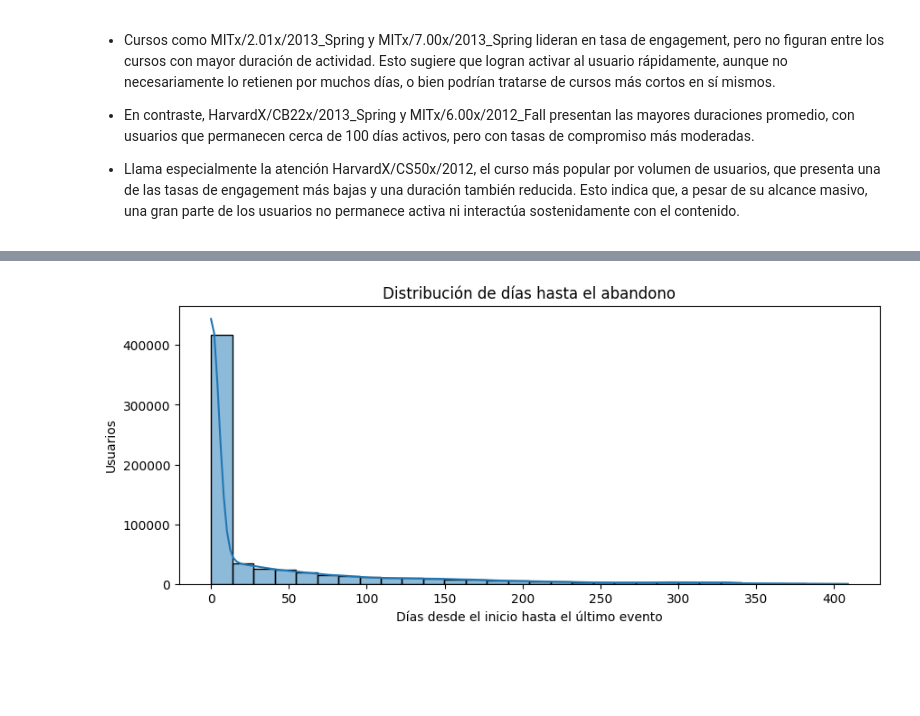
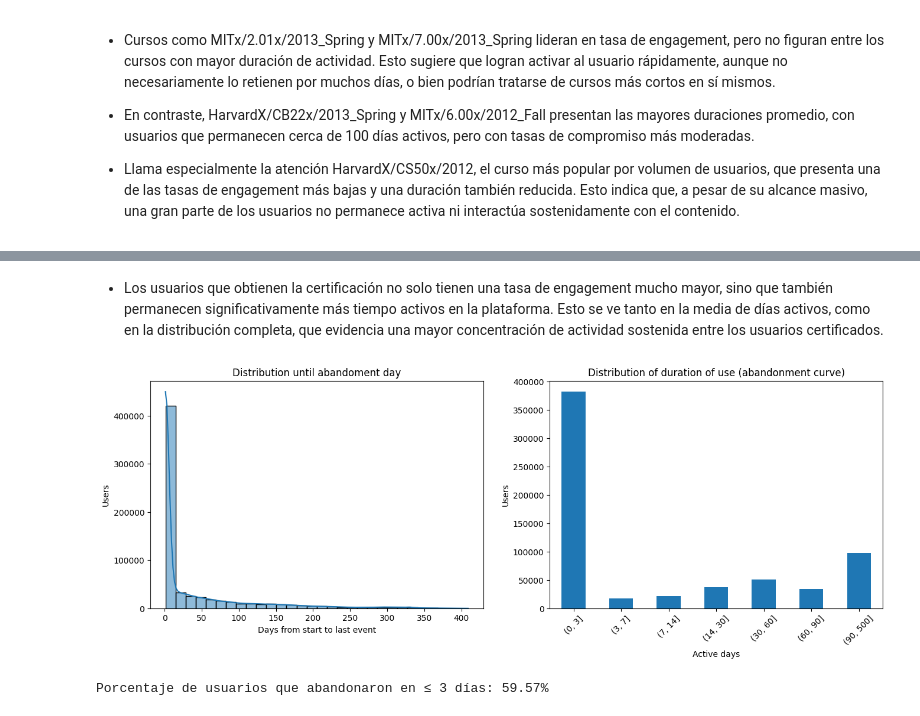
Before and after one commit to abdonrb/Course-engagement, a Jupyter notebook: notebooks/Eda.ipynb, the cells around one changed output, grey strips where cells are left out. Drawn from its saved outputs; the diff is of its cells as text; code cells hidden in the pictures; blank space fills up the shorter version.

```diff
--- a/notebooks/Eda.ipynb
+++ b/notebooks/Eda.ipynb
@@ -562,6 +577,0 @@ plt.title('Total duration vs certification');
-# %%
-df['days_bucket'] = pd.cut(df['Total_days'], bins=[0,3,7,14,30,60,90,9999])
-df['days_bucket'].value_counts().sort_index().plot(kind='bar')
-plt.title('Distribución de duración de uso (curva de abandono)')
-plt.xlabel('Días activos')
-plt.ylabel('Usuarios');
@@ -570,8 +578,23 @@ plt.ylabel('Usuarios');
-# %%
-plt.figure(figsize=(10, 4))
-sns.histplot(df['abandonment_delay'], bins=30, kde=True)
-plt.title('Distribución de días hasta el abandono')
-plt.xlabel('Días desde el inicio hasta el último evento')
-plt.ylabel('Usuarios');
-# %% [output]
-[figure, removed]
+# %% [markdown]
+- Los usuarios que obtienen la certificación no solo tienen una tasa de engagement mucho mayor, sino que también permanecen significativamente más tiempo activos en la plataforma. Esto se ve tanto en la media de días activos, como en la distribución completa, que evidencia una mayor concentración de actividad sostenida entre los usuarios certificados.
+# %%
+fig, axes = plt.subplots(1, 2, figsize=(16, 5))
+
+sns.histplot(df['Total_days'], bins=30, kde=True, ax=axes[0])
+axes[0].set_title('Distribution of days vs Users')
+axes[0].set_xlabel('Days from start to last event')
+axes[0].set_ylabel('Users')
+
+df['days_bucket'] = pd.cut(df['Total_days'], bins=[0, 3, 7, 14, 30, 60, 90, 500])
+df['days_bucket'].value_counts().sort_index().plot(kind='bar', ax=axes[1])
+axes[1].set_title('Distribution of duration of use (abandonment curve)')
+axes[1].set_xlabel('Active days')
+axes[1].set_ylabel('Users')
+axes[1].tick_params(axis='x', rotation=45);
+# %% [output]
+[figure, added]
+# %%
+b = (df['Total_days'] <= 3).mean() * 100
+print(f"Porcentaje de usuarios que abandonaron en ≤ 3 días: {b:.2f}%")
+# %% [output]
+Porcentaje de usuarios que abandonaron en ≤ 3 días: 59.57%
```
Also changed, not shown: parts of 11 cells of this notebook, 1 other file.
